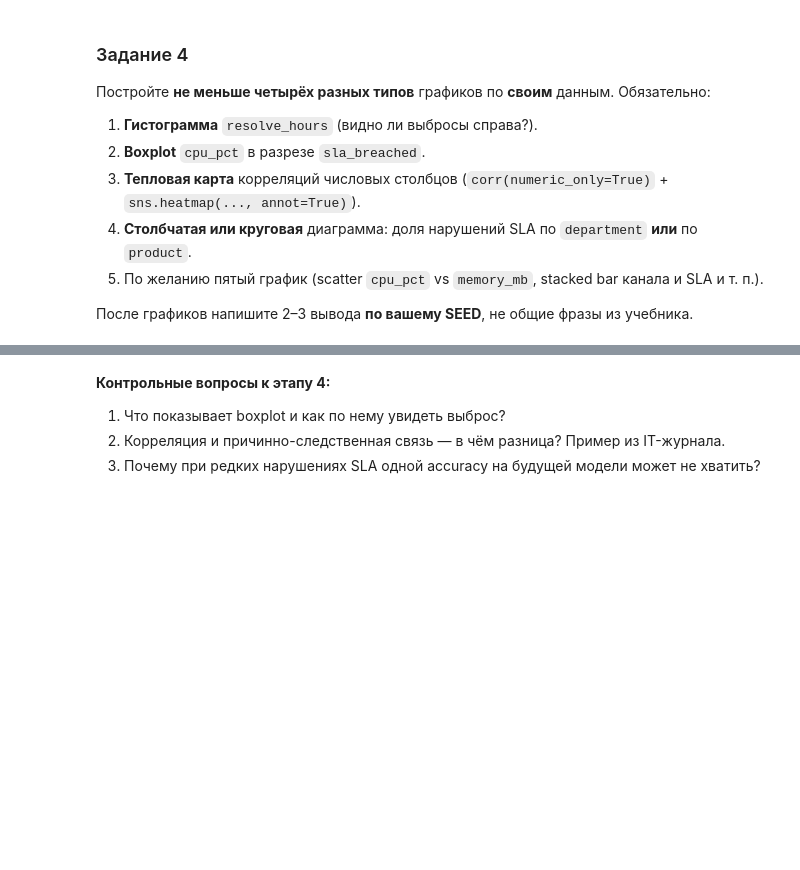
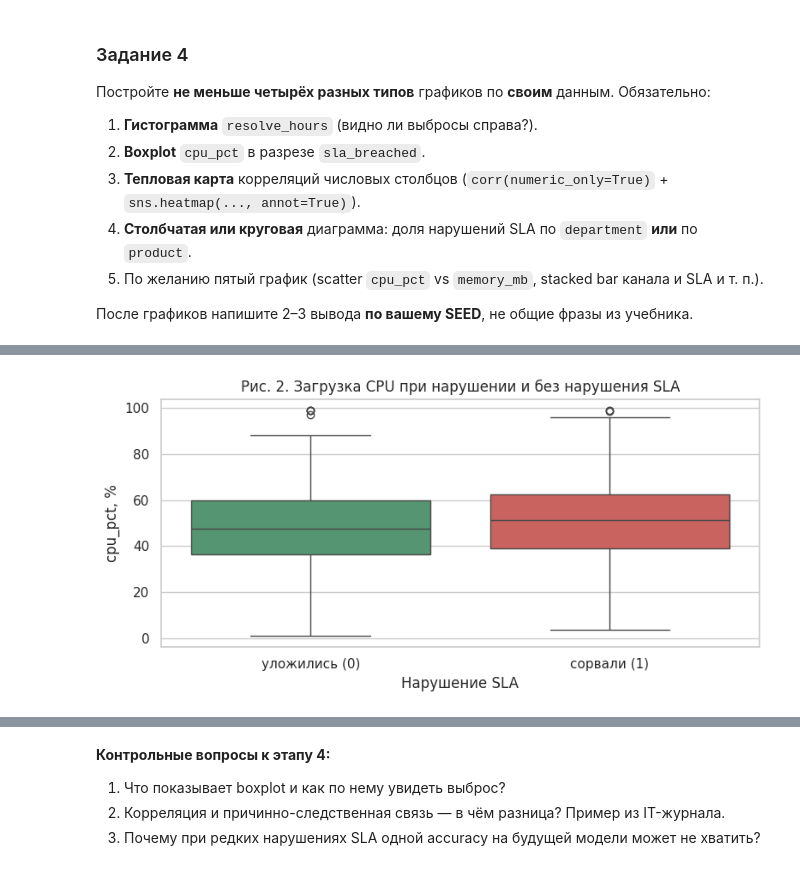
Before and after one commit to AstronomekDomansky/-.-1, a Jupyter notebook: СииБД4.ipynb, the cells around one changed output, grey strips where cells are left out. Drawn from its saved outputs; the diff is of its cells as text; code cells hidden in the pictures; blank space fills up the shorter version.

```diff
--- a/СииБД4.ipynb
+++ b/СииБД4.ipynb
@@ -217,0 +213,13 @@ plt.show()
+# %%
+# График 2: boxplot cpu_pct по sla_breached
+plt.figure(figsize=(8, 4))
+sns.boxplot(data=df_raw, x="sla_breached", y="cpu_pct",
+            hue="sla_breached", palette=["#4C9F70", "#D9534F"], legend=False)
+plt.xticks([0, 1], ["уложились (0)", "сорвали (1)"])
+plt.xlabel("Нарушение SLA")
+plt.ylabel("cpu_pct, %")
+plt.title("Рис. 2. Загрузка CPU при нарушении и без нарушения SLA")
+plt.tight_layout()
+plt.show()
+# %% [output]
+[figure, added]
```
Also changed, not shown: parts of 15 cells of this notebook.
